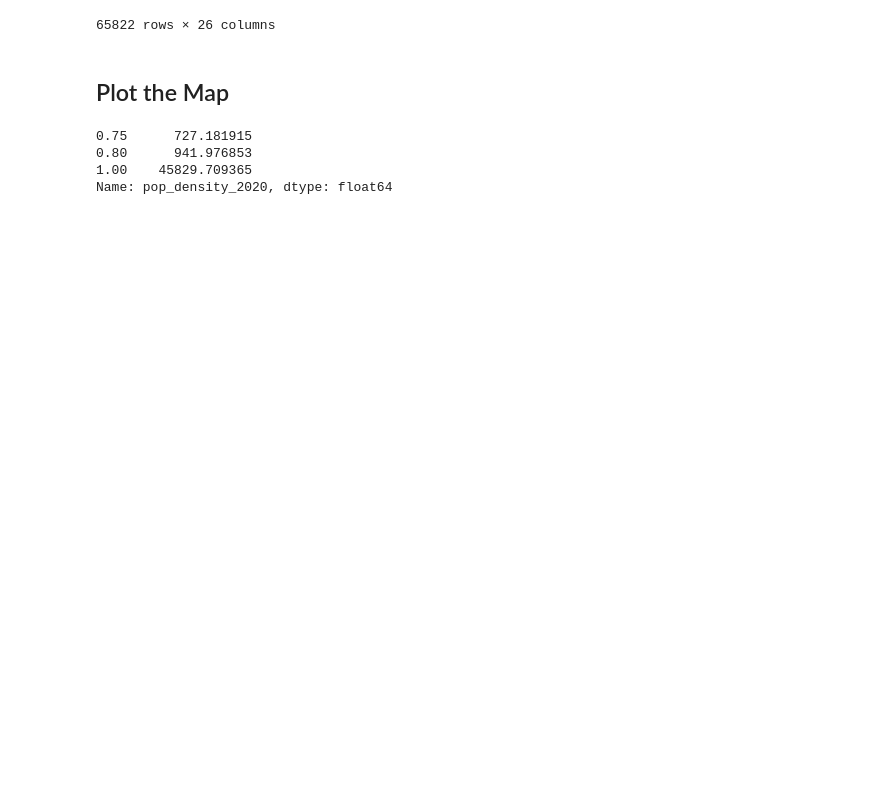
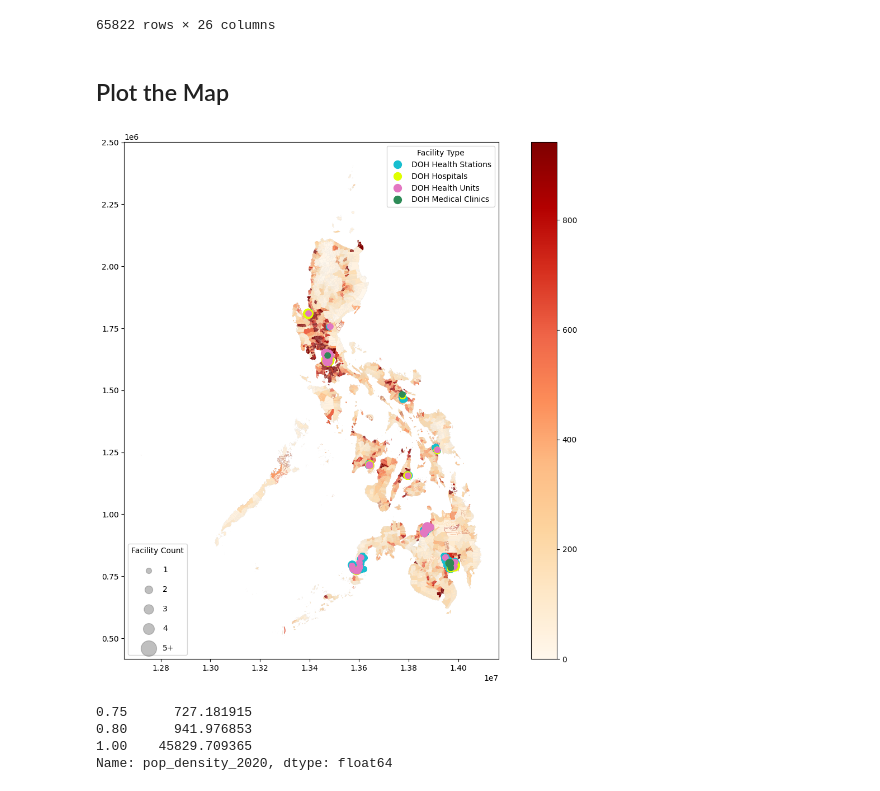
Before and after one commit to riane-casumlum/econ138-capstone, a Jupyter notebook: capstone_casumlum&cosico&giron.ipynb, the cells around one changed output. Cells and saved outputs as stored; diff of their text form; code cells hidden in the pictures; blank space fills up the shorter version.

```diff
--- a/capstone_casumlum&cosico&giron.ipynb
+++ b/capstone_casumlum&cosico&giron.ipynb
@@ -619,7 +619,7 @@ map_count_proj.plot(
     vmax=vmax)
 
 ## DOH health stations
-sizes_health = map_count_proj['doh_brgy_health_station_count'] * 20
+sizes_health = map_count_proj['doh_brgy_health_station_count'] * 50
 ax.scatter(
     centroids.x,
     centroids.y,
@@ -630,8 +630,20 @@ ax.scatter(
     marker='o'
 )
 
+## DOH hospitals
+sizes = map_count_proj['doh_hospital_count'] * 50  # Increase if needed
+ax.scatter(
+    centroids.x,
+    centroids.y,
+    s=sizes,
+    color='#DFFF00',
+    alpha=0.5,
+    label='DOH Hospitals',
+    marker='o'
+)
+
 ## DOH health units
-sizes_unit = map_count_proj['doh_rural_health_unit_count'] * 20
+sizes_unit = map_count_proj['doh_rural_health_unit_count'] * 50
 ax.scatter(
     centroids.x,
     centroids.y,
@@ -642,43 +654,46 @@ ax.scatter(
     marker='o'
 )
 
-## DOH hospitals
-sizes = map_count_proj['doh_hospital_count'] * 20  # Increase if needed
+## DOH medical clinic
+sizes = map_count_proj['doh_medical_clinic_count'] * 50  # Increase if needed
 ax.scatter(
     centroids.x,
     centroids.y,
     s=sizes,
-    color='#2ca02c',
+    color='#2E8B57',
     alpha=0.5,
-    label='DOH Hospitals',
+    label='DOH Medical Clinic',
     marker='o'
 )
-
 
 ax.set_aspect('equal')
 
 ## Color legend (facility type)
 color_handles = [
-    mlines.Line2D([], [], color='#17becf', marker='o', linestyle='None', markersize=10, label='DOH Health Station'),
+    mlines.Line2D([], [], color='#17becf', marker='o', linestyle='None', markersize=10, label='DOH Health Stations'),
+    mlines.Line2D([], [], color='#DFFF00', marker='o', linestyle='None', markersize=10, label='DOH Hospitals'),
     mlines.Line2D([], [], color='#e377c2', marker='o', linestyle='None', markersize=10, label='DOH Health Units'),
-    mlines.Line2D([], [], color='#2ca02c', marker='o', linestyle='None', markersize=10, label='DOH Hospitals')
+    mlines.Line2D([], [], color='#2E8B57', marker='o', linestyle='None', markersize=10, label='DOH Medical Clinics')
+
 ]
 
 legend1 = ax.legend(handles=color_handles, title="Facility Type", loc='upper right', fontsize=10)
 ax.add_artist(legend1)  # Add color legend first
 
 ## Size legend (facility count)
 for_val = [1, 2, 3, 4]
 size_handles = [
-    plt.scatter([], [], s=i*5, color="gray", alpha=0.5, label=str(i)) for i in for_val
+    plt.scatter([], [], s=i*50, color="gray", alpha=0.5, label=str(i)) for i in for_val
 ]
 size_handles.append(
-    plt.scatter([], [], s=8*5, color="gray", alpha=0.5, label="5+")
+    plt.scatter([], [], s=8*50, color="gray", alpha=0.5, label="5+")
 )
 legend2 = ax.legend(handles=size_handles, title="Facility Count", loc='lower left', fontsize=10, labelspacing=1.5)
 # If you want to annotate what the sizes mean, you can use the label in each handle as above
 
 plt.show()
+# %% [output]
+[figure, added]
 # %%
 print(map_count['pop_density_2020'].quantile([0.75, 0.80, 1.0]))
 # %% [output]
```
